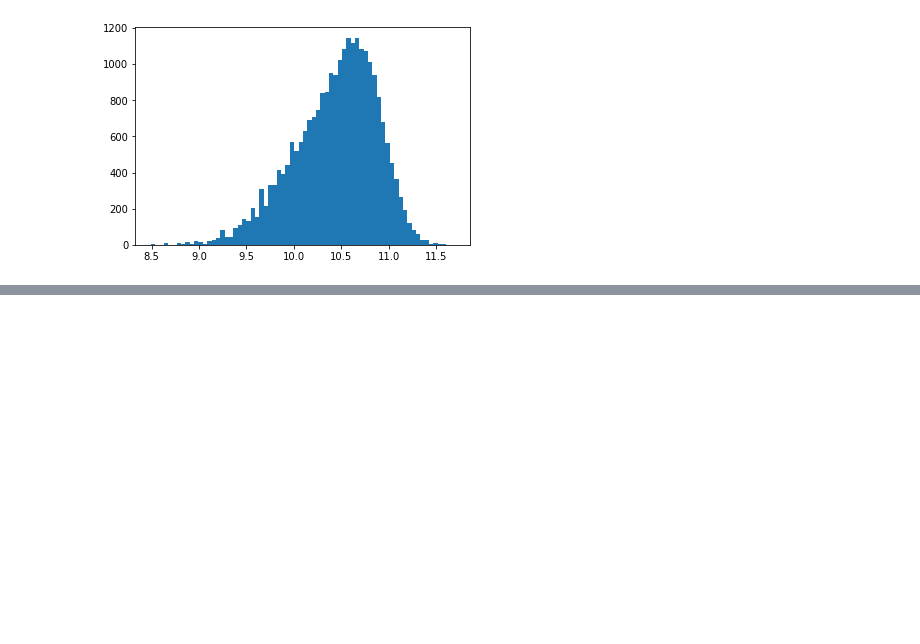
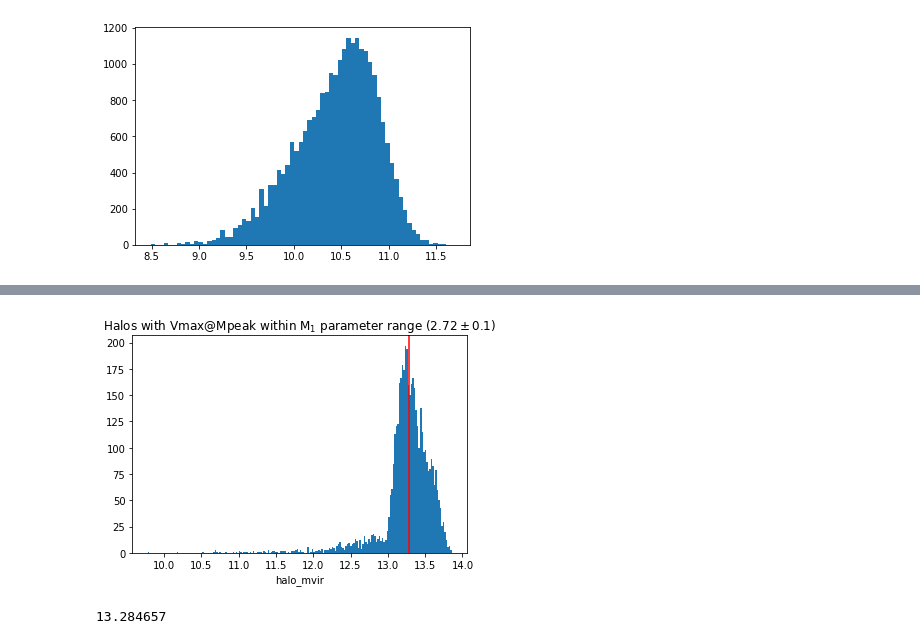
Before and after one commit to f-ardila/dwarf_lensing, a Jupyter notebook: MCMC/notebooks/dark_matter.ipynb, the cells around one changed output, grey strips where cells are left out. Saved outputs shown, nothing was run; the diff lists cells and outputs as text; code cells hidden in the pictures; blank space fills up the shorter version.

```diff
--- a/MCMC/notebooks/dark_matter.ipynb
+++ b/MCMC/notebooks/dark_matter.ipynb
@@ -93,0 +220,15 @@ dwarf_halos_reduced.write('/Users/fardila/Documents/GitHub/dwarf_lensing/mock_dw
+# %%
+#select halos within parameter range 2.72 +-0.1
+halos = halo_data[(np.log10(halo_data['halo_Vmax@Mpeak'])>2.62)&(np.log10(halo_data['halo_Vmax@Mpeak'])<2.82)]
+
+plt.hist(np.log10(halos['halo_mvir']), bins =200)
+plt.axvline(np.median(np.log10(halos['halo_mvir'])), c='r')
+plt.xlabel('halo_mvir')
+plt.title('Halos with Vmax@Mpeak within M$_1$ parameter range ($2.72\pm0.1$)')
+plt.show()
+# %% [output]
+[figure, added]
+# %%
+np.median(np.log10(halos['halo_mvir']))
+# %% [output]
+13.284657
```
Also changed, not shown: parts of 11 cells of this notebook.
